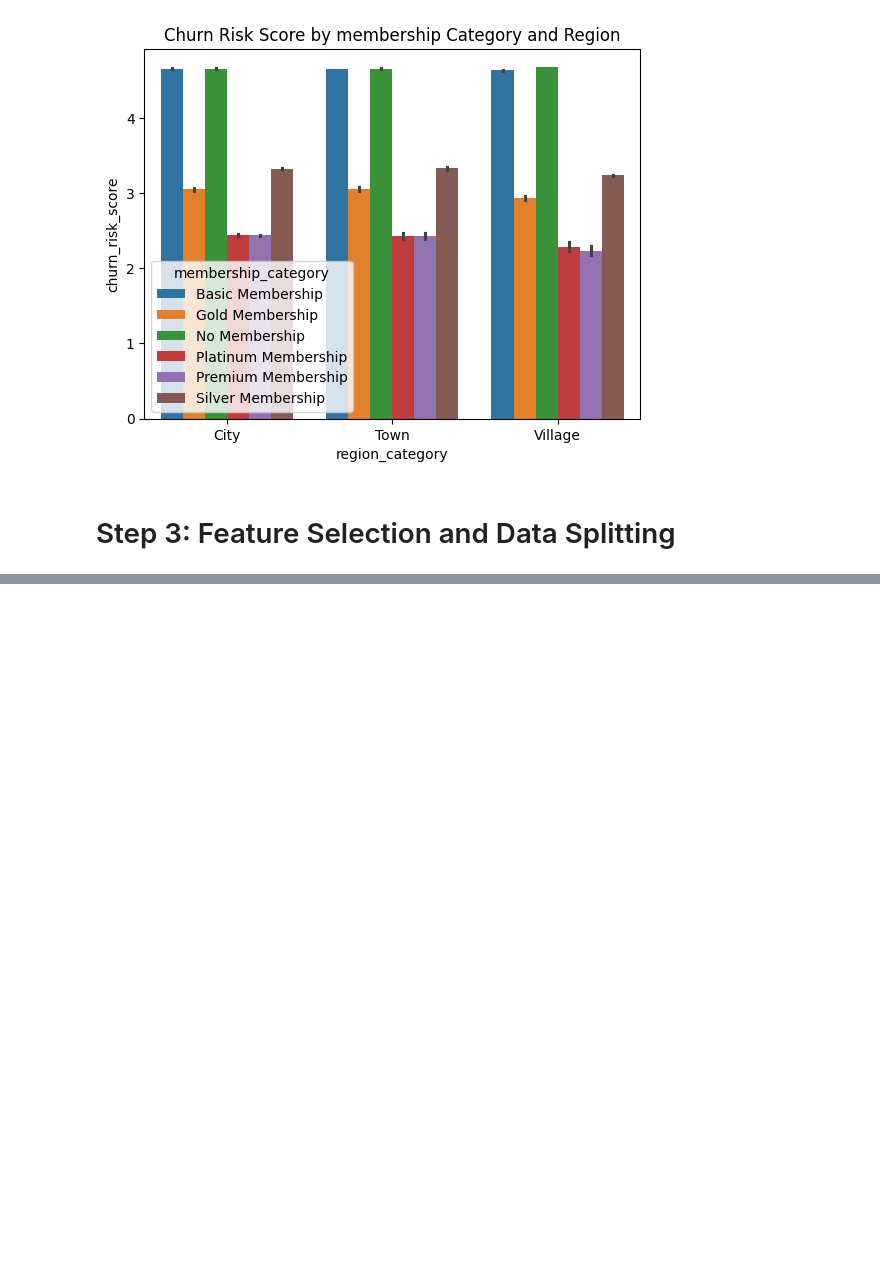
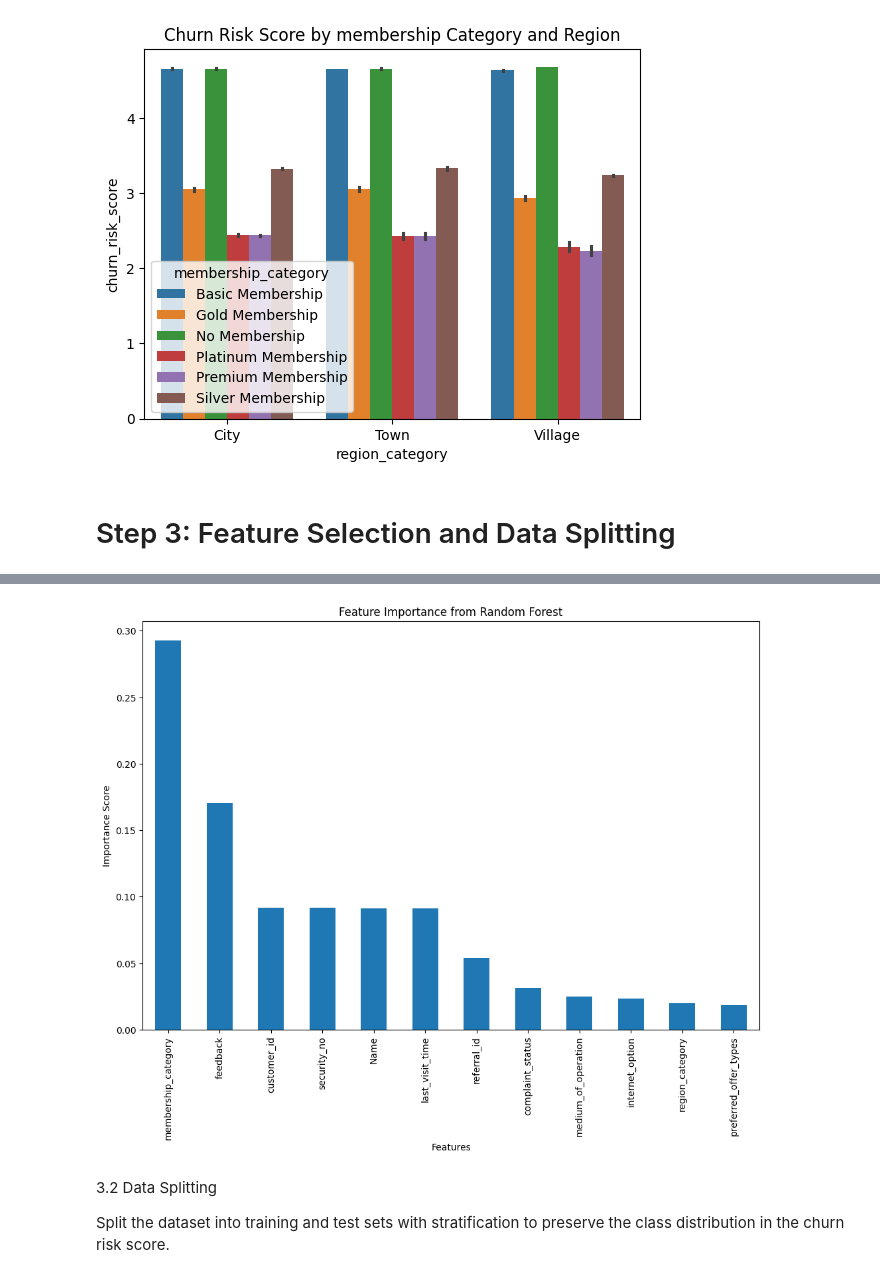
Before and after one commit to getnetbogale27/Baacumen-SML-Group-Project, a Jupyter notebook: ML-Tade.ipynb, the cells around one changed output, grey strips where cells are left out. Drawn from its saved outputs; the diff is of its cells as text; code cells hidden in the pictures; blank space fills up the shorter version.

```diff
--- a/ML-Tade.ipynb
+++ b/ML-Tade.ipynb
@@ -515,0 +540,26 @@ plt.show()
+# %%
+from sklearn.ensemble import RandomForestClassifier
+# Check for non-numeric columns
+non_numeric_cols = df.select_dtypes(include=['object']).columns
+print("Non-numeric columns:", non_numeric_cols)
+
+df = df.drop(columns= ["joining_date"])
+# Apply Label Encoding or One-Hot Encoding to categorical columns
+# Here, using LabelEncoder for simplicity (One-Hot Encoding can also be used depending on requirements)
+label_encoder = LabelEncoder()
+for col in non_numeric_cols:
+    df[col] = label_encoder.fit_transform(df[col].astype(str))
+
+# Define features and target
+X = df.drop(columns=['churn_risk_score'])  # Replace 'churn_risk_score' with the actual target column if different
+y = df['churn_risk_score']
+
+# Fit Random Forest model for feature importance
+model = RandomForestClassifier(random_state=42)
+model.fit(X, y)
+feature_importances = pd.Series(model.feature_importances_, index=X.columns)
+feature_importances = feature_importances.sort_values(ascending=False)
+
+# Display the feature importances
+print("Feature Importances:")
+print(feature_importances)
@@ -515,0 +586,18 @@ plt.show()
+# %%
+# Plot feature importances
+plt.figure(figsize=(12, 8))
+feature_importances.plot(kind='bar')
+plt.title('Feature Importance from Random Forest')
+plt.xlabel('Features')
+plt.ylabel('Importance Score')
+plt.show()
+
+# Selecting top N features based on importance (e.g., top 10 features)
+top_features = feature_importances.head(10).index
+df_final = df[top_features].join(df['churn_risk_score'])
+# %% [output]
+[figure, added]
+# %% [markdown]
+3.2 Data Splitting
+
+Split the dataset into training and test sets with stratification to preserve the class distribution in the churn risk score.
```
Also changed, not shown: parts of 16 cells of this notebook.
